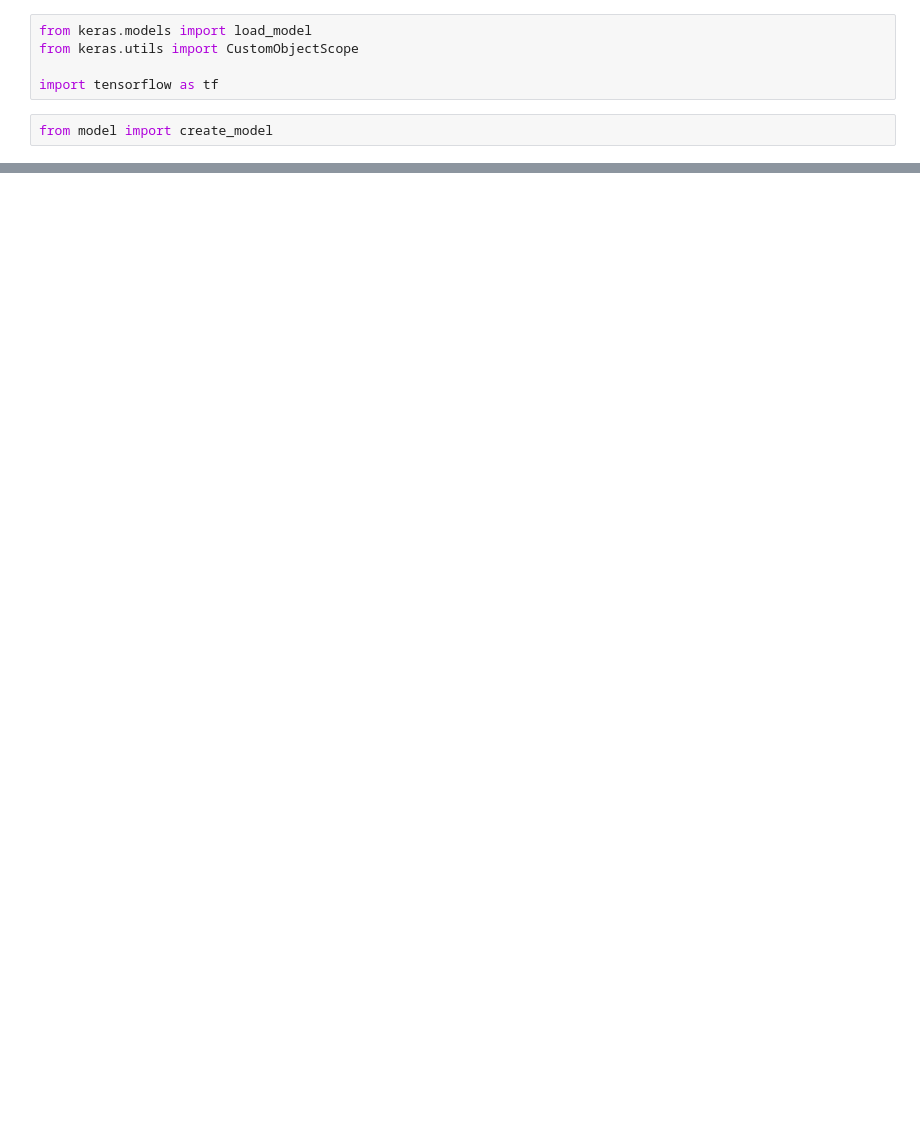
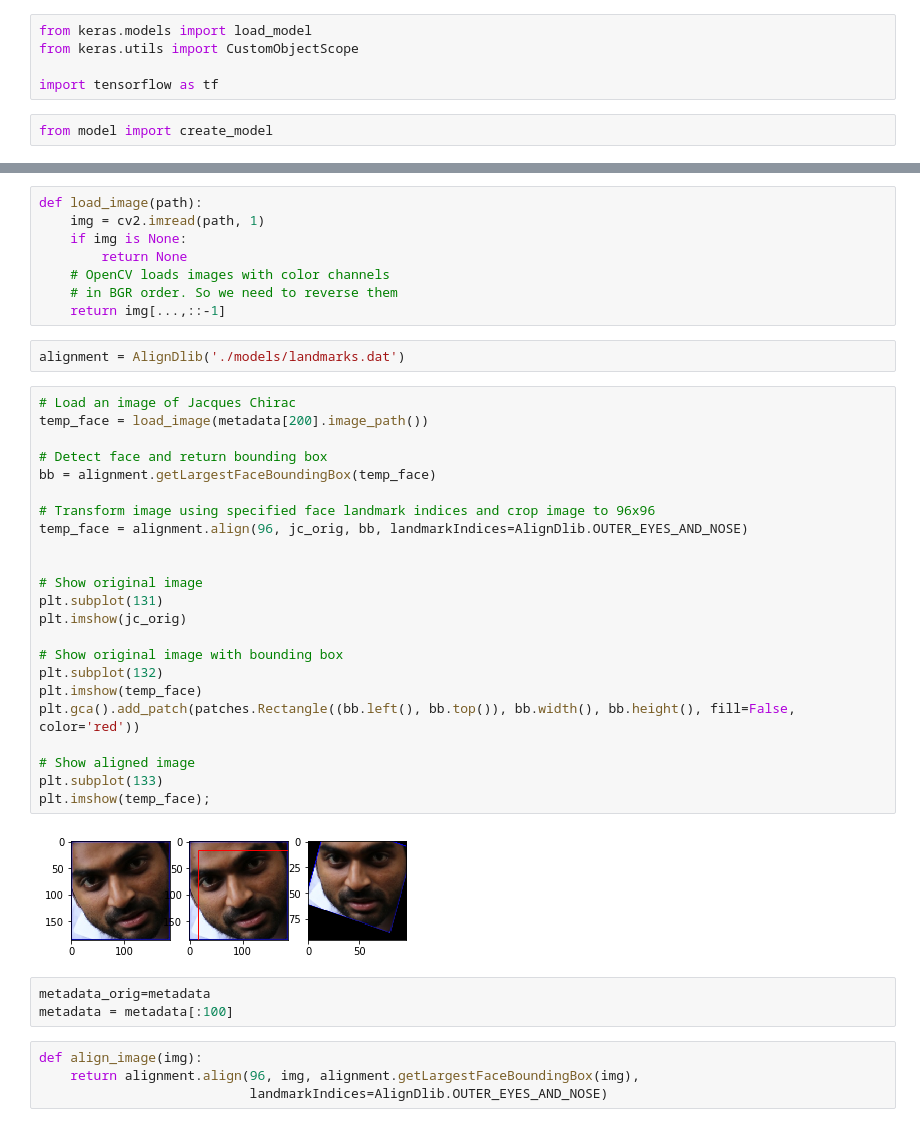
Before and after one commit to naren-m/face_rec, a Jupyter notebook: playground.ipynb, the cells around one changed output, grey strips where cells are left out. Drawn from its saved outputs; the diff is of its cells as text; blank space fills up the shorter version.

```diff
--- a/playground.ipynb
+++ b/playground.ipynb
@@ -14,0 +67,42 @@ OSError: Unable to open file (Unable to open file: name = 'weights/nn4.small2.v1
+# %%
+def load_image(path):
+    img = cv2.imread(path, 1)
+    if img is None:
+        return None
+    # OpenCV loads images with color channels
+    # in BGR order. So we need to reverse them
+    return img[...,::-1]
+# %%
+alignment = AlignDlib('./models/landmarks.dat')
+# %%
+# Load an image of Jacques Chirac
+temp_face = load_image(metadata[200].image_path())
+
+# Detect face and return bounding box
+bb = alignment.getLargestFaceBoundingBox(temp_face)
+
+# Transform image using specified face landmark indices and crop image to 96x96
+temp_face = alignment.align(96, jc_orig, bb, landmarkIndices=AlignDlib.OUTER_EYES_AND_NOSE)
+
+
+# Show original image
+plt.subplot(131)
+plt.imshow(jc_orig)
+
+# Show original image with bounding box
+plt.subplot(132)
+plt.imshow(temp_face)
+plt.gca().add_patch(patches.Rectangle((bb.left(), bb.top()), bb.width(), bb.height(), fill=False, color='red'))
+
+# Show aligned image
+plt.subplot(133)
+plt.imshow(temp_face);
+# %% [output]
+[figure, added]
+# %%
+metadata_orig=metadata
+metadata = metadata[:100]
+# %%
+def align_image(img):
+    return alignment.align(96, img, alignment.getLargestFaceBoundingBox(img),
+                           landmarkIndices=AlignDlib.OUTER_EYES_AND_NOSE)
```
Also changed, not shown: parts of 16 cells of this notebook, 8 other files.
